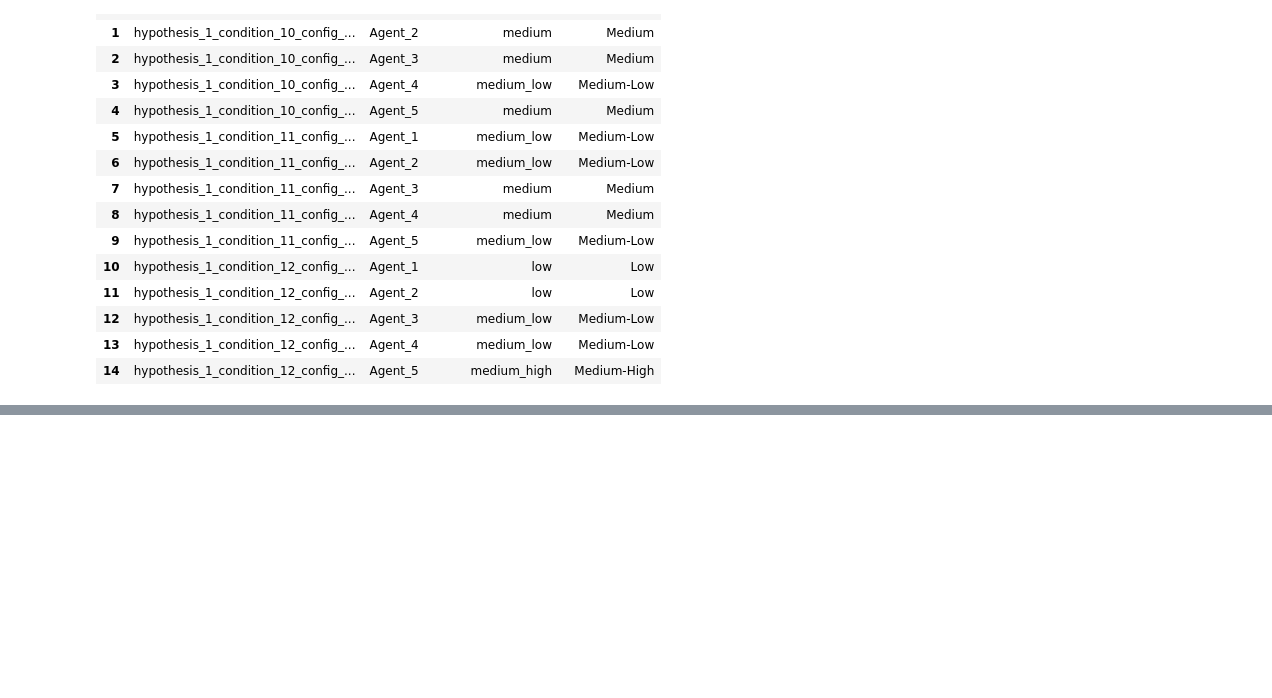
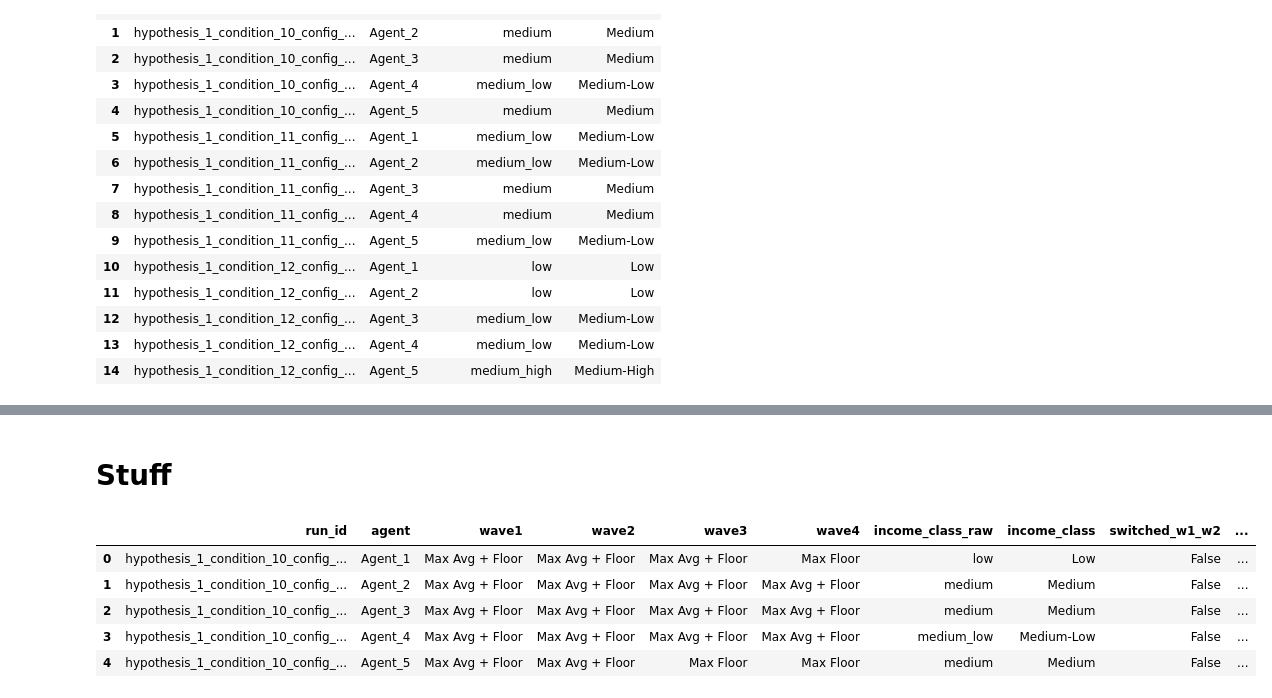
Before and after one commit to Lucas-Mueller/Rawls_v3, a Jupyter notebook: hypothesis_testing/hypothesis_1/hypothesis1_descriptive_analysis.ipynb, the cells around one changed output, grey strips where cells are left out. Cells and saved outputs as stored; diff of their text form; code cells hidden in the pictures; blank space fills up the shorter version.

```diff
--- a/hypothesis_testing/hypothesis_1/hypothesis1_descriptive_analysis.ipynb
+++ b/hypothesis_testing/hypothesis_1/hypothesis1_descriptive_analysis.ipynb
@@ -1329,0 +1813,2 @@ Interpretation: Weak negative correlation.
+# %% [markdown]
+# Stuff
@@ -1329,0 +1817,9 @@ Interpretation: Weak negative correlation.
+# %%
+df.head()
+# %% [output]
+|  | run_id | agent | wave1 | wave2 | wave3 | wave4 | income_class_raw | income_class | switched_w1_w2 | ... |
+| 0 | hypothesis_1_condition_10_config_... | Agent_1 | Max Avg + Floor | Max Avg + Floor | Max Avg + Floor | Max Floor | low | Low | False | ... |
+| 1 | hypothesis_1_condition_10_config_... | Agent_2 | Max Avg + Floor | Max Avg + Floor | Max Avg + Floor | Max Avg + Floor | medium | Medium | False | ... |
+| 2 | hypothesis_1_condition_10_config_... | Agent_3 | Max Avg + Floor | Max Avg + Floor | Max Avg + Floor | Max Avg + Floor | medium | Medium | False | ... |
+| 3 | hypothesis_1_condition_10_config_... | Agent_4 | Max Avg + Floor | Max Avg + Floor | Max Avg + Floor | Max Avg + Floor | medium_low | Medium-Low | False | ... |
+| 4 | hypothesis_1_condition_10_config_... | Agent_5 | Max Avg + Floor | Max Avg + Floor | Max Floor | Max Floor | medium | Medium | False | ... |
```
Also changed, not shown: parts of 21 cells of this notebook, 13 other files.
